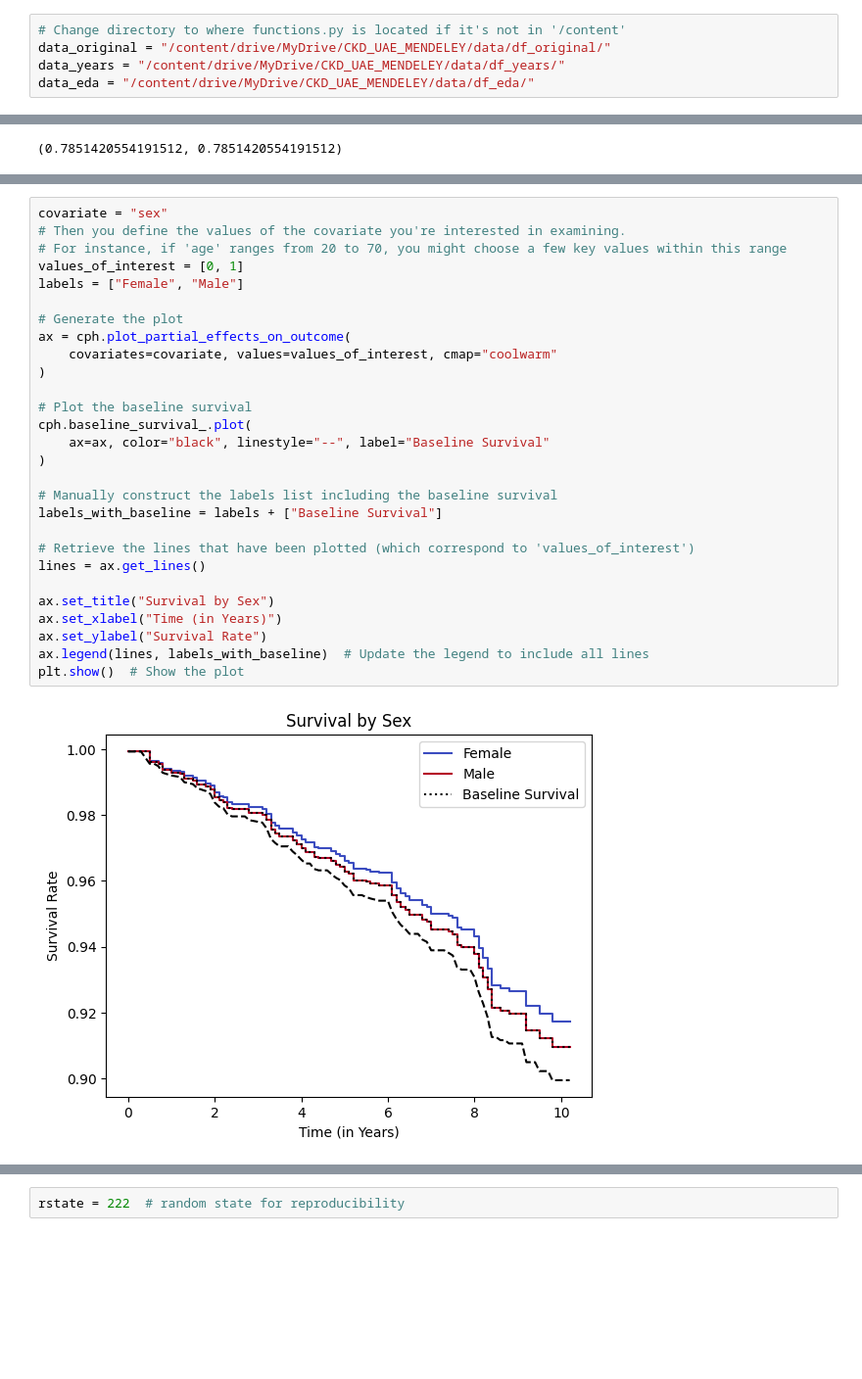
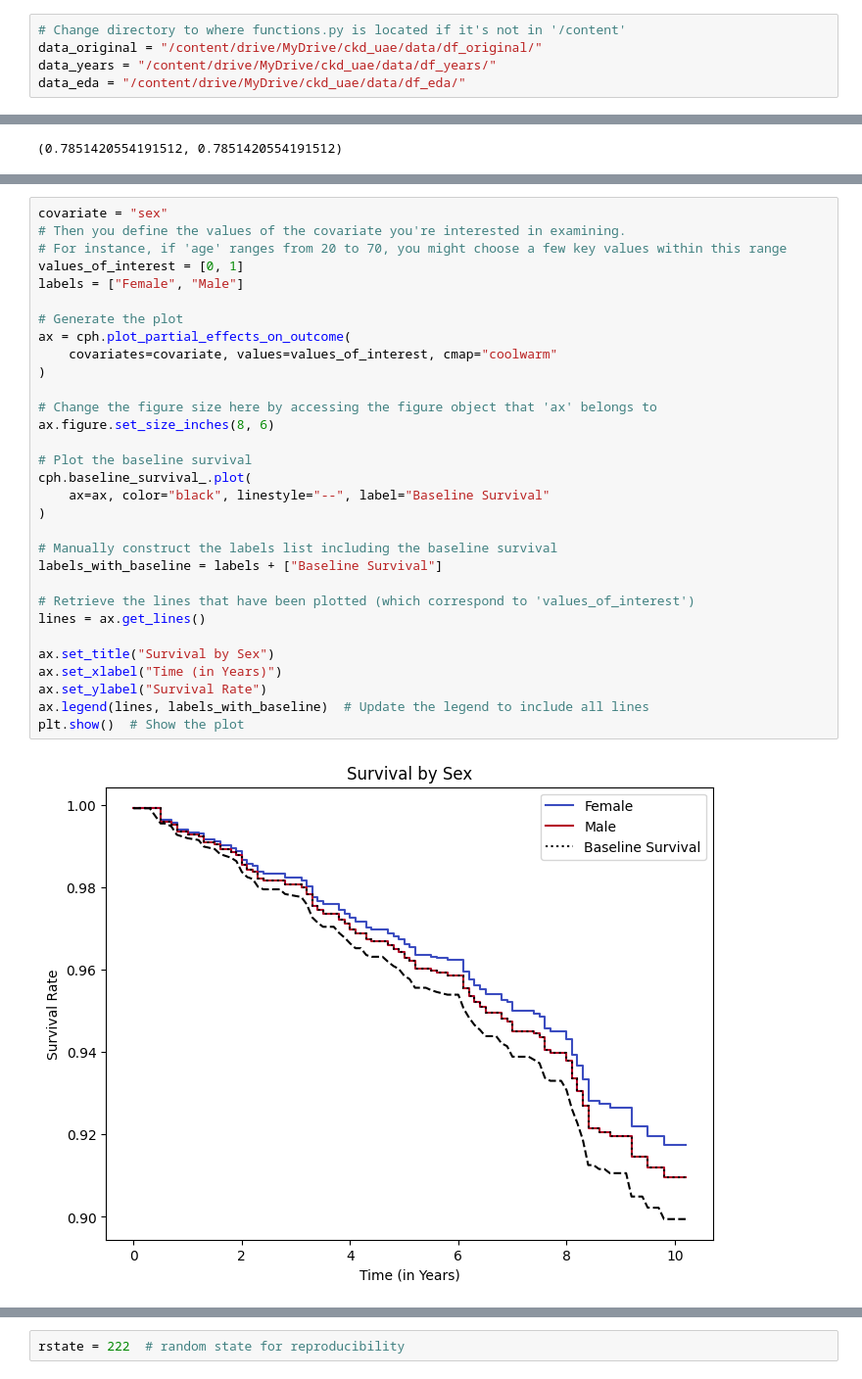
Before and after one commit to lshpaner/ckd_uae, a Jupyter notebook: CKD_UAE_Modeling.ipynb, the cells around one changed output, grey strips where cells are left out. Shown at 98% size. Drawn from its saved outputs; the diff is of its cells as text; blank space fills up the shorter version.

```diff
--- a/CKD_UAE_Modeling.ipynb
+++ b/CKD_UAE_Modeling.ipynb
@@ -63,8 +59,8 @@ https://data.mendeley.com/datasets/ppfwfpprbc/1
 # %%
 # Change directory to where functions.py is located if it's not in '/content'
-data_original = "/content/drive/MyDrive/CKD_UAE_MENDELEY/data/df_original/"
-data_years = "/content/drive/MyDrive/CKD_UAE_MENDELEY/data/df_years/"
-data_eda = "/content/drive/MyDrive/CKD_UAE_MENDELEY/data/df_eda/"
+data_original = "/content/drive/MyDrive/ckd_uae/data/df_original/"
+data_years = "/content/drive/MyDrive/ckd_uae/data/df_years/"
+data_eda = "/content/drive/MyDrive/ckd_uae/data/df_eda/"
 # %%
 # save out the split datasets to separate parquet files
 X_train = pd.read_parquet(os.path.join(data_original, "X_train.parquet"))
@@ -172,31 +172,34 @@ plt.show()  # Show the plot
 # %%
 covariate = "sex"
 # Then you define the values of the covariate you're interested in examining.
 # For instance, if 'age' ranges from 20 to 70, you might choose a few key values within this range
 values_of_interest = [0, 1]
 labels = ["Female", "Male"]
 
 # Generate the plot
 ax = cph.plot_partial_effects_on_outcome(
     covariates=covariate, values=values_of_interest, cmap="coolwarm"
 )
+
+# Change the figure size here by accessing the figure object that 'ax' belongs to
+ax.figure.set_size_inches(8, 6)
 
 # Plot the baseline survival
 cph.baseline_survival_.plot(
     ax=ax, color="black", linestyle="--", label="Baseline Survival"
 )
 
 # Manually construct the labels list including the baseline survival
 labels_with_baseline = labels + ["Baseline Survival"]
 
 # Retrieve the lines that have been plotted (which correspond to 'values_of_interest')
 lines = ax.get_lines()
 
 ax.set_title("Survival by Sex")
 ax.set_xlabel("Time (in Years)")
 ax.set_ylabel("Survival Rate")
 ax.legend(lines, labels_with_baseline)  # Update the legend to include all lines
 plt.show()  # Show the plot
 # %% [output]
-[figure, old version]
+[figure, new version]
 # %% [markdown]
```
Also changed, not shown: parts of 51 cells of this notebook.
